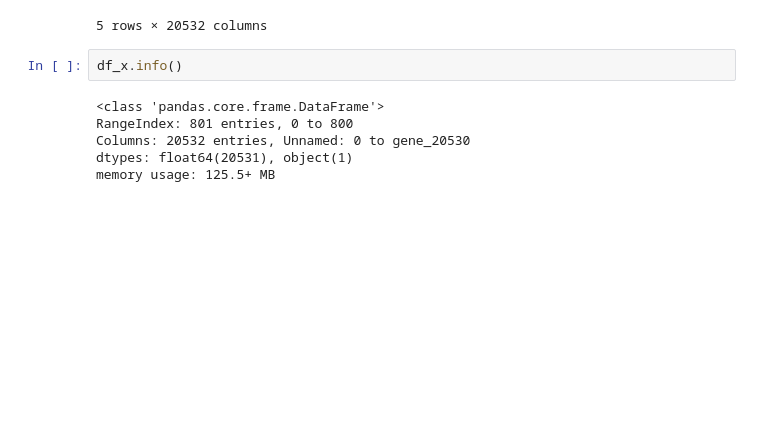
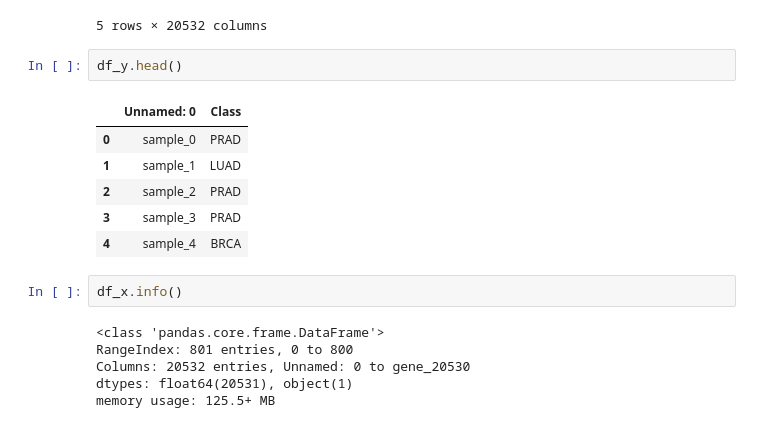
Before and after one commit to agaitanis/msc_ci, a Jupyter notebook: project_3/cancer.ipynb, the cells around one changed output. Saved outputs shown, nothing was run; the diff lists cells and outputs as text; blank space fills up the shorter version.

```diff
--- a/project_3/cancer.ipynb
+++ b/project_3/cancer.ipynb
@@ -39,6 +45,15 @@ df_x.head()
 | 3 | sample_3 | 0.0 | 3.663618 | 4.507649 | 6.659068 | 10.196184 | 0.0 | 7.843375 | 0.434882 | 0.0 | ... | ... |
 | 4 | sample_4 | 0.0 | 2.655741 | 2.821547 | 6.539454 | 9.738265 | 0.0 | 6.566967 | 0.360982 | 0.0 | ... | ... |
 5 rows × 20532 columns
+# %%
+df_y.head()
+# %% [output]
+|  | Unnamed: 0 | Class |
+| 0 | sample_0 | PRAD |
+| 1 | sample_1 | LUAD |
+| 2 | sample_2 | PRAD |
+| 3 | sample_3 | PRAD |
+| 4 | sample_4 | BRCA |
 # %%
 df_x.info()
 # %% [output]
```
Also changed, not shown: parts of 19 cells of this notebook.
